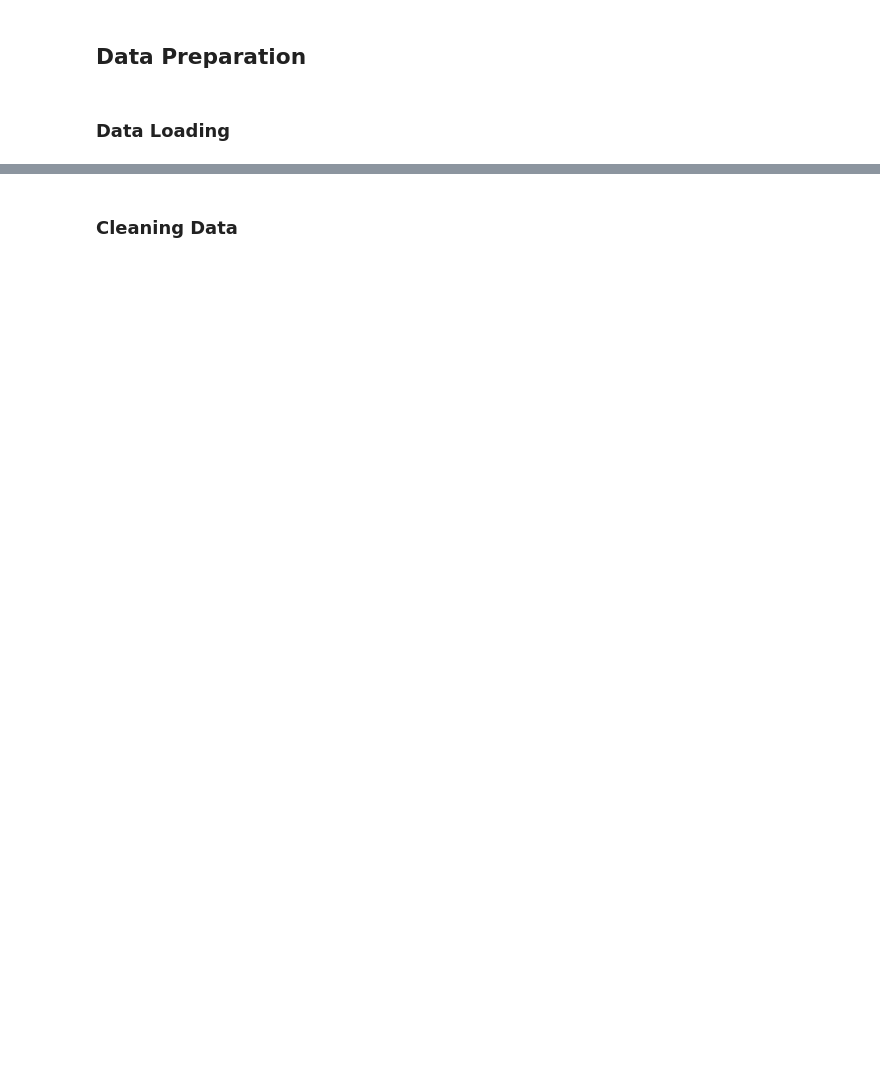
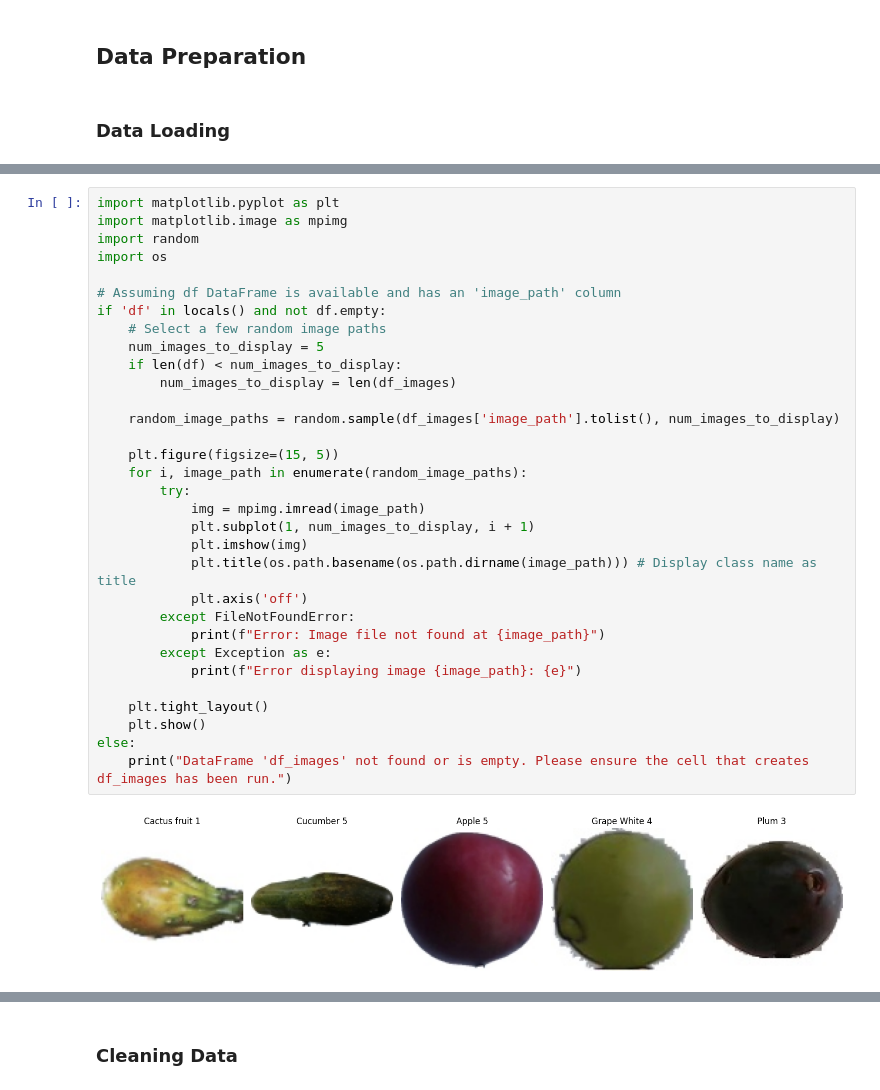
Before and after one commit to Mutasar/Klasifikasi-Gambar, a Jupyter notebook: template_submission_akhir.ipynb, the cells around one changed output, grey strips where cells are left out. Cells and saved outputs as stored; diff of their text form; blank space fills up the shorter version.

```diff
--- a/template_submission_akhir.ipynb
+++ b/template_submission_akhir.ipynb
@@ -47,0 +100,34 @@ display(df.head())
+# %%
+import matplotlib.pyplot as plt
+import matplotlib.image as mpimg
+import random
+import os
+
+# Assuming df DataFrame is available and has an 'image_path' column
+if 'df' in locals() and not df.empty:
+    # Select a few random image paths
+    num_images_to_display = 5
+    if len(df) < num_images_to_display:
+        num_images_to_display = len(df_images)
+
+    random_image_paths = random.sample(df_images['image_path'].tolist(), num_images_to_display)
+
+    plt.figure(figsize=(15, 5))
+    for i, image_path in enumerate(random_image_paths):
+        try:
+            img = mpimg.imread(image_path)
+            plt.subplot(1, num_images_to_display, i + 1)
+            plt.imshow(img)
+            plt.title(os.path.basename(os.path.dirname(image_path))) # Display class name as title
+            plt.axis('off')
+        except FileNotFoundError:
+            print(f"Error: Image file not found at {image_path}")
+        except Exception as e:
+            print(f"Error displaying image {image_path}: {e}")
+
+    plt.tight_layout()
+    plt.show()
+else:
+    print("DataFrame 'df_images' not found or is empty. Please ensure the cell that creates df_images has been run.")
+# %% [output]
+[figure, added]
```
Also changed, not shown: parts of 33 cells of this notebook.
